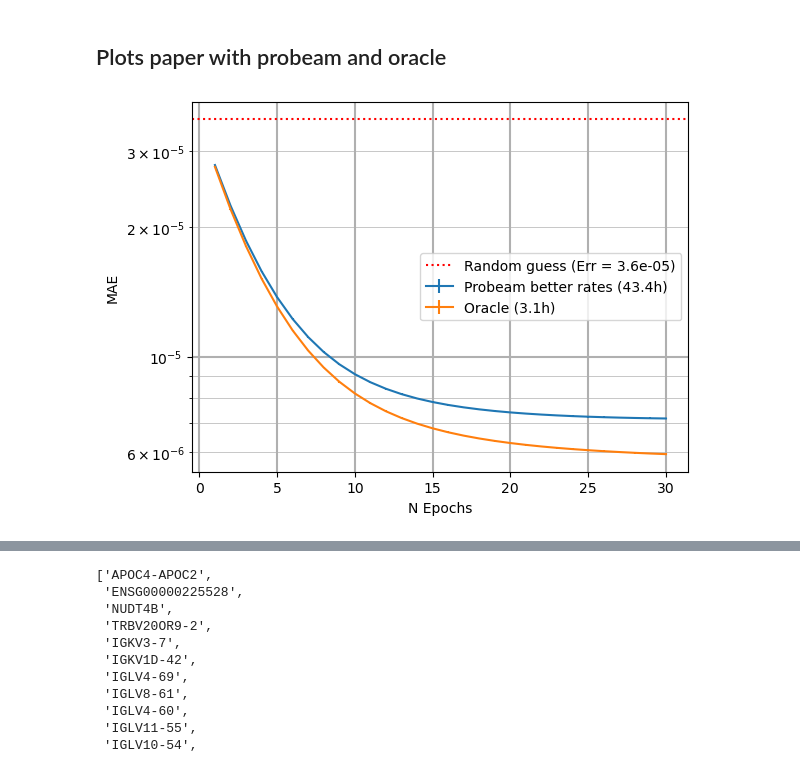
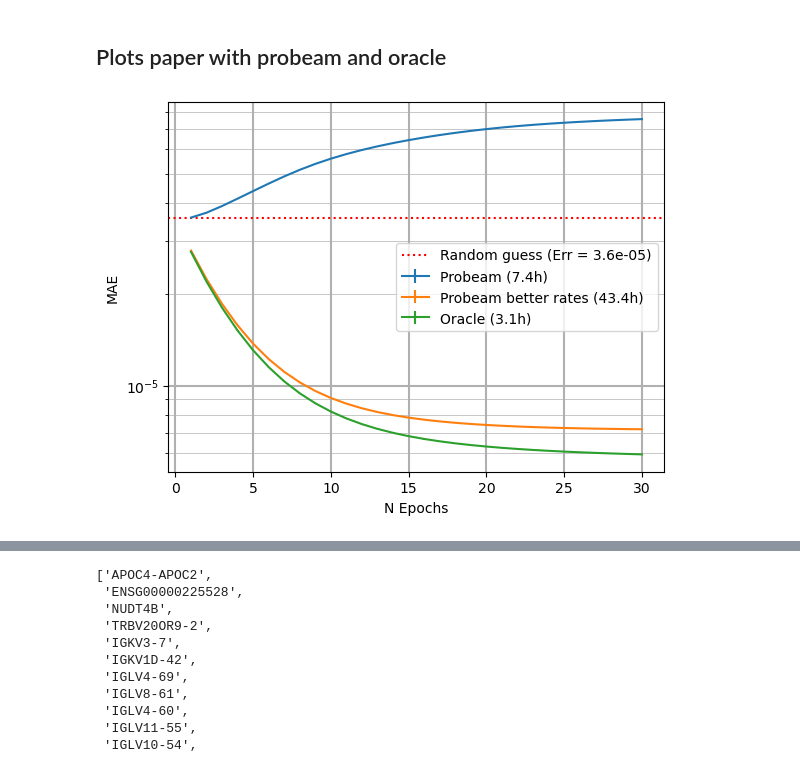
Before and after one commit to JavierKipen/ProtInfGPU, a Jupyter notebook: scripts/WhatprotDatasets.ipynb, the cells around one changed output, grey strips where cells are left out. Cells and saved outputs as stored; diff of their text form; code cells hidden in the pictures.

Commit message:
Newer results. Still progressing

```diff
--- a/scripts/WhatprotDatasets.ipynb
+++ b/scripts/WhatprotDatasets.ipynb
@@ -461,6 +461,7 @@ n_proteins_per_block = 199, max sum = 6393
 ## Plots paper with probeam and oracle
 # %%
 path_probeam_better_config="/home/jkipen/ProtInfGPU/results/20642_Prot/ProbeamBetterConfigW2/NSpar1000Run/"
+path_probeam="/home/jkipen/ProtInfGPU/results/20642_Prot/ProbeamW2/03-05-2025_09-23-45/"
 path_oracle="/home/jkipen/ProtInfGPU/results/20642_Prot/ProbeamBetterConfigW2/Oracle/"
 dataset_classifier_path="/home/jkipen/raid_storage/ProtInfGPU/data/20642_Prot/binary/ProbeamBetterConfig/"
 # %%
@@ -494,14 +495,16 @@ def get_data_sparsity(exp_path):
     n_spar=int(ret_config(exp_path+"/RunConfig.txt","NSparsity"))
     return x,y,y_err,runtime_s,n_spar
 
-def plot_comparison_error(path_probeam_better,path_oracle,log=True):
+def plot_comparison_error(path_probeam,path_probeam_better,path_oracle,log=True):
     plt.figure()
     plt.ylabel("MAE")
     plt.xlabel("N Epochs")
 
+    x_p,y_p,y_err_p,runtime_s_p=get_relevant_data_exp(path_probeam)
     x_pb,y_pb,y_err_pb,runtime_s_pb=get_relevant_data_exp(path_probeam_better)
     x_o,y_o,y_err_o,runtime_s_o=get_relevant_data_exp(path_oracle)
 
+    plt.errorbar(x_p, y_p, yerr=y_err_p, label="Probeam ("+"{:.1f}".format(runtime_s_p/3600)+"h)")
     plt.errorbar(x_pb, y_pb, yerr=y_err_pb, label="Probeam better rates ("+"{:.1f}".format(runtime_s_pb/3600)+"h)")
     plt.errorbar(x_o, y_o, yerr=y_err_o, label="Oracle ("+"{:.1f}".format(runtime_s_o/3600)+"h)")
 
@@ -580,31 +583,31 @@ def plot_est_per_protein_axis_broken(path_probeam_better,path_oracle,dataset_cla
 
     ax2.legend()
 
-    fig.supylabel("Protein's gene name", x=0.04, fontsize=12)
+    fig.supylabel("Protein's gene name", x=-0.04, fontsize=12)
     plt.xlabel("Relative abundance")
     #fig.suptitle("Example of a protein abundance estimation")
     #plt.savefig("Example Protein abundance.png")
 
 
-def plot_sparsity_diff(folder_experiments,extra_points=None,exclude_sparsity=[],plot_time=False):
+def plot_sparsity_diff(folder_experiments,extra_points=None,exclude_sparsity=[],plot_time=False,log=False):
     plt.figure()
     plt.ylabel("MAE")
     plt.xlabel("N sparsity")
-    ys=[];y_errs=[];n_spars=[],runtimes=[];
-    with os.scandir(out_path) as entries:
+    ys=[];y_errs=[];n_spars=[];runtimes=[];
+    with os.scandir(folder_experiments) as entries:
         for entry in entries:
             if entry.is_dir() and re.match(r"^\d", entry.name):  # Only consider directories that starts with numbers
-                x,y,y_err,runtime_s,n_spar=get_data_sparsity(os.path.join(out_path, entry.name))
+                x,y,y_err,runtime_s,n_spar=get_data_sparsity(os.path.join(folder_experiments, entry.name))
                 ys.append(y[-1]);y_errs.append(y_err[-1]);n_spars.append(n_spar);runtimes.append(runtime_s);
                 #plt.errorbar(x, y,  yerr=y_err, label= "Oracle p=" + p_err)
 
     idxs_ordered=np.argsort(n_spars)
     n_spars=np.asarray(n_spars);ys=np.asarray(ys);y_errs=np.asarray(y_errs);
     print(idxs_ordered)
-    plt.errorbar(n_subsets[idxs_ordered], ys[idxs_ordered], yerr=y_errs[idxs_ordered], label="Probeam Better rates", color='blue', linestyle='dotted')
+    plt.errorbar(n_spars[idxs_ordered], ys[idxs_ordered], yerr=y_errs[idxs_ordered], label="Probeam Better rates", color='blue', linestyle='dotted')
 
-    equidis_err=get_eq_guess(20642)
-    plt.axhline(y=equidis_err, color='red', linestyle='dotted', label=f'Equidis Err = {equidis_err:.2g}')
+    #equidis_err=get_eq_guess(20642)
+    #plt.axhline(y=equidis_err, color='red', linestyle='dotted', label=f'Equidis Err = {equidis_err:.2g}')
 
     plt.legend()
     if log:
@@ -616,8 +619,8 @@ def plot_sparsity_diff(folder_experiments,extra_points=None,exclude_sparsity=[],
 
     plt.show()
 # %%
-plot_comparison_error(path_probeam_better_config,path_oracle)
+plot_comparison_error(path_probeam,path_probeam_better_config,path_oracle)
 # %% [output]
-[figure, old version]
+[figure, new version]
 # %%
 plot_est_per_protein_axis_broken(path_probeam_better_config,path_oracle,dataset_classifier_path,n_ds_cv=0)
```
Also changed, not shown: parts of 3 cells of this notebook, 5 other files.
